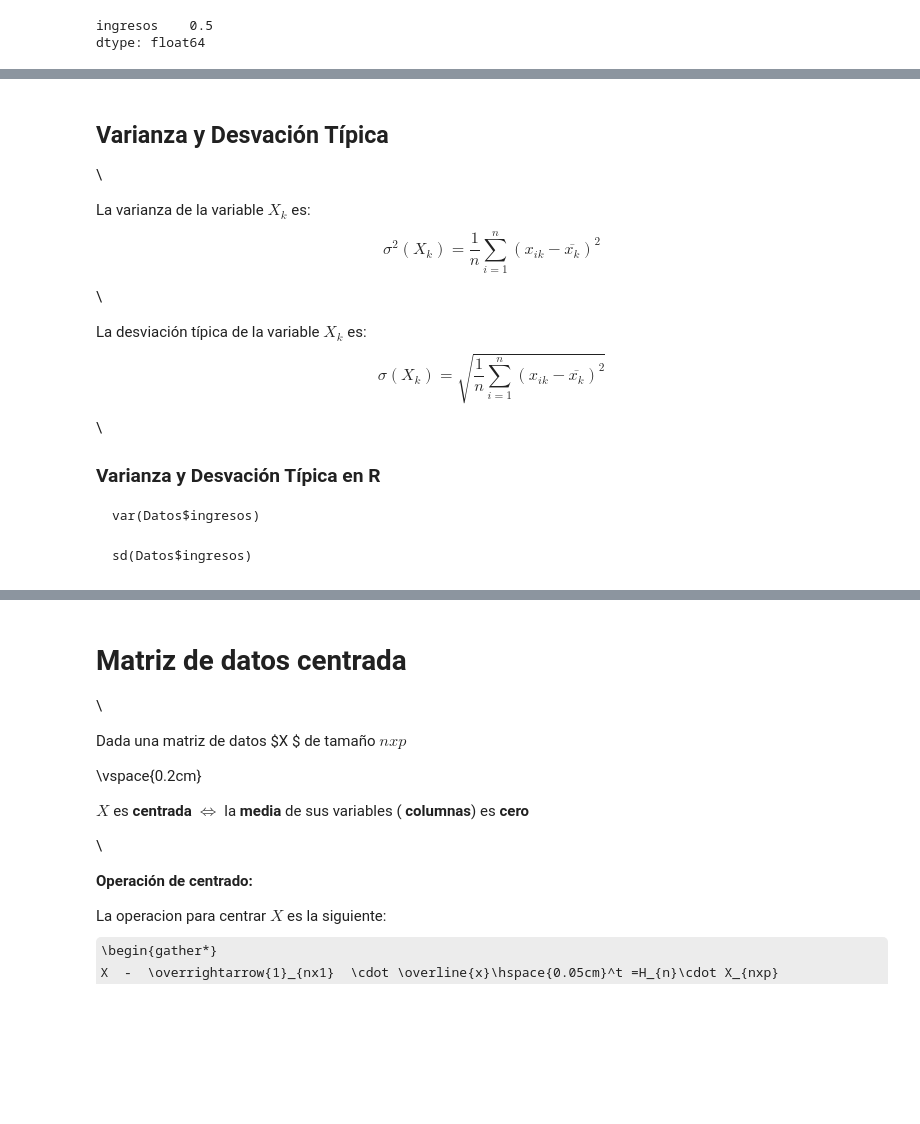
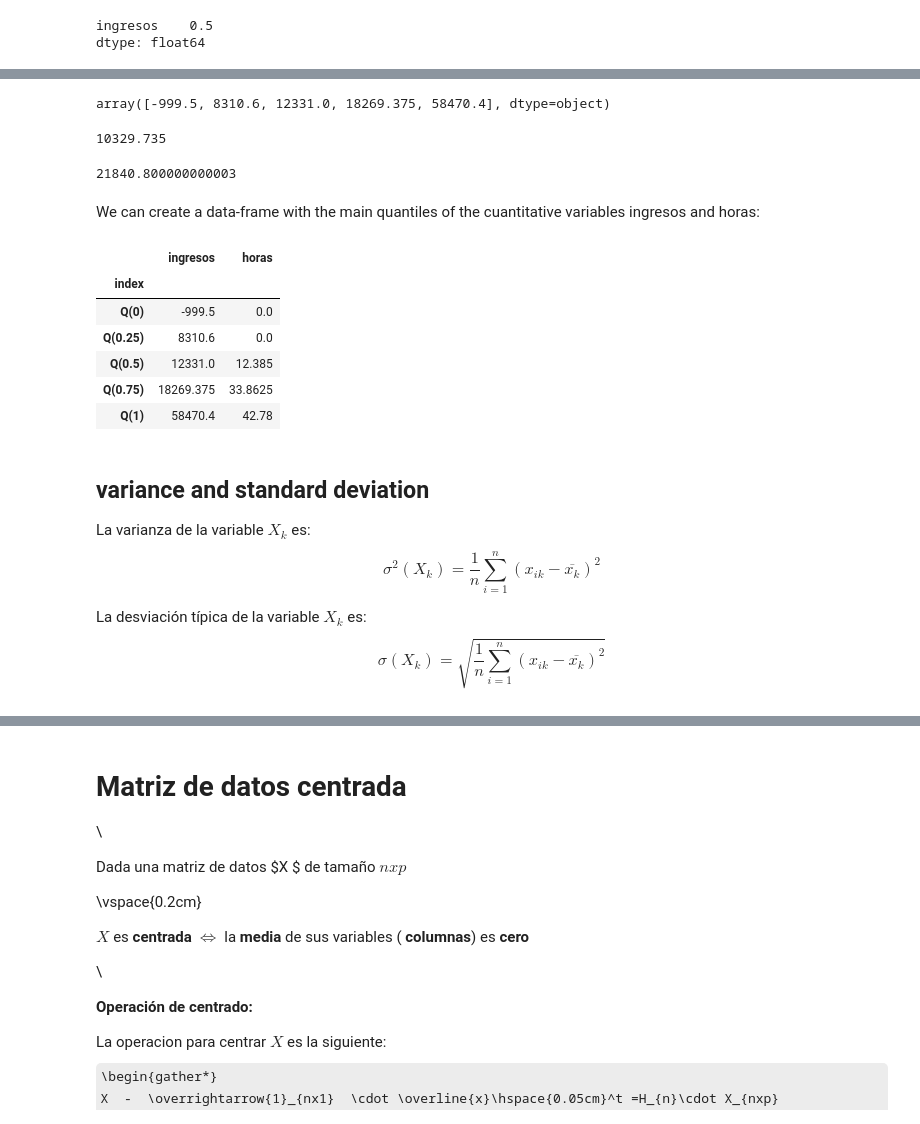
Before and after one commit to FabioScielzoOrtiz/Estadistica4all-blog, a Jupyter notebook: Descriptive Statisitcs in Python and R/Descriptive Statistics with Python and R.ipynb, the cells around one changed output, grey strips where cells are left out. Drawn from its saved outputs; the diff is of its cells as text; code cells hidden in the pictures; some formulas as TeX source; blank space fills up the shorter version.

````diff
--- a/Descriptive Statisitcs in Python and R/Descriptive Statistics with Python and R.ipynb
+++ b/Descriptive Statisitcs in Python and R/Descriptive Statistics with Python and R.ipynb
@@ -599,28 +607,50 @@ quantile(Datos$ingresos, 0.37)
+# %%
+np.quantile( data_Python[['ingresos']] , [0, 0.25, 0.5, 0.75 , 1])
+# %% [output]
+array([-999.5, 8310.6, 12331.0, 18269.375, 58470.4], dtype=object)
+# %%
+np.quantile( data_Python[['ingresos']] , 0.37)
+# %% [output]
+10329.735
+# %%
+np.quantile( data_Python[['ingresos']] , 0.85)
+# %% [output]
+21840.800000000003
+# %% [markdown]
+We can create a data-frame with the main quantiles of the cuantitative variables ingresos and horas:
+# %%
+a = np.quantile( data_Python[['ingresos']] , [0, 0.25, 0.5, 0.75 , 1])
+b = np.quantile( data_Python[['horas']] , [0, 0.25, 0.5, 0.75 , 1])
+
+a = pd.DataFrame( { 'ingresos' : a } )
+b = pd.DataFrame( { 'horas' : b } )
+
+c = a >> bind_cols(b , join='inner')
+
+c['index']=['Q(0)','Q(0.25)', 'Q(0.5)', 'Q(0.75)', 'Q(1)']
+
+c = c.set_index('index')
+# %%
+c
+# %% [output]
+|  | ingresos | horas |
+| index |  |  |
+| Q(0) | -999.5 | 0.0 |
+| Q(0.25) | 8310.6 | 0.0 |
+| Q(0.5) | 12331.0 | 12.385 |
+| Q(0.75) | 18269.375 | 33.8625 |
+| Q(1) | 58470.4 | 42.78 |
 # %% [markdown]
+## variance and standard deviation
 
 
-## Varianza y Desvación Típica
+La varianza de la variable $X_k$ es:
+$$
+\sigma^2(X_k)=  \dfrac{1}{n} \sum_{i=1}^{n} (x_{ik} - \overline{x_k})^2
+$$
 
-\
 
-La varianza de la variable $X_k$ es: \begin{equation*}
-\sigma^2(X_k)=  \dfrac{1}{n} \sum_{i=1}^{n} (x_{ik} - \overline{x_k})^2
-\end{equation*}
-
-\
-
-La desviación típica de la variable $X_k$ es: \begin{equation*}
+La desviación típica de la variable $X_k$ es:
+$$
 \sigma(X_k)= \sqrt{\dfrac{1}{n} \sum_{i=1}^{n} (x_{ik} - \overline{x_k})^2}
-\end{equation*}
-
-\
-
-### Varianza y Desvación Típica en R
-
-```{r, echo=T}
-var(Datos$ingresos)
-```
-
-```{r,  echo=T}
-sd(Datos$ingresos)
-```
+$$
````
Also changed, not shown: parts of 13 cells of this notebook, 1 other file.
